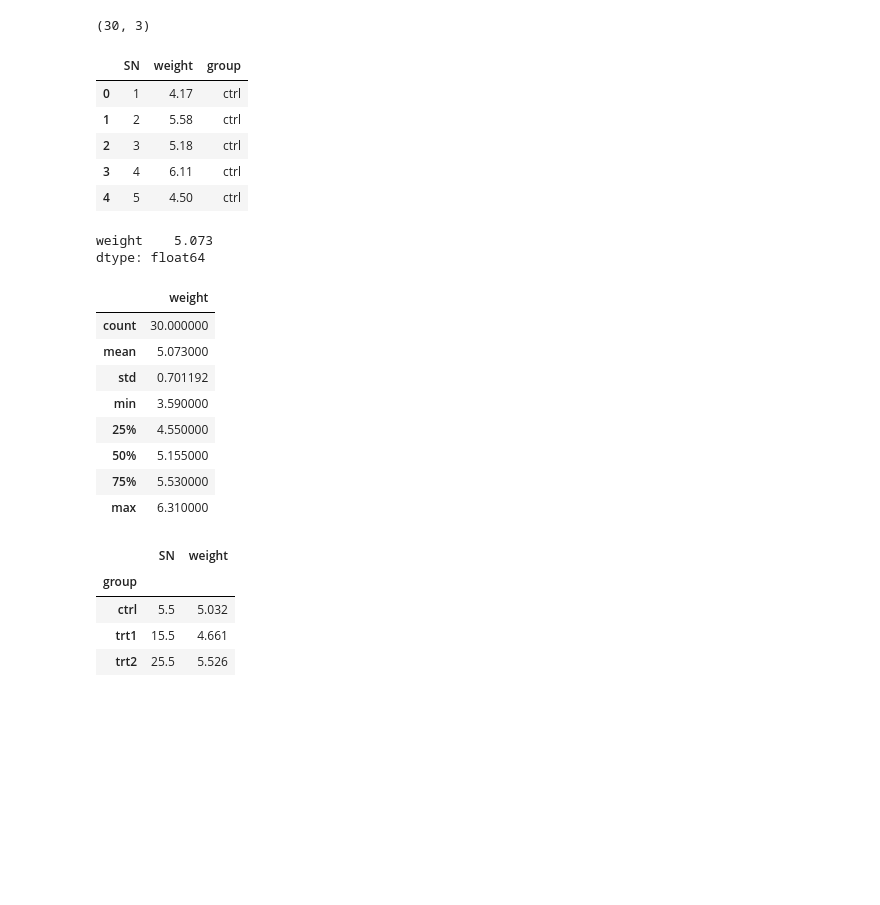
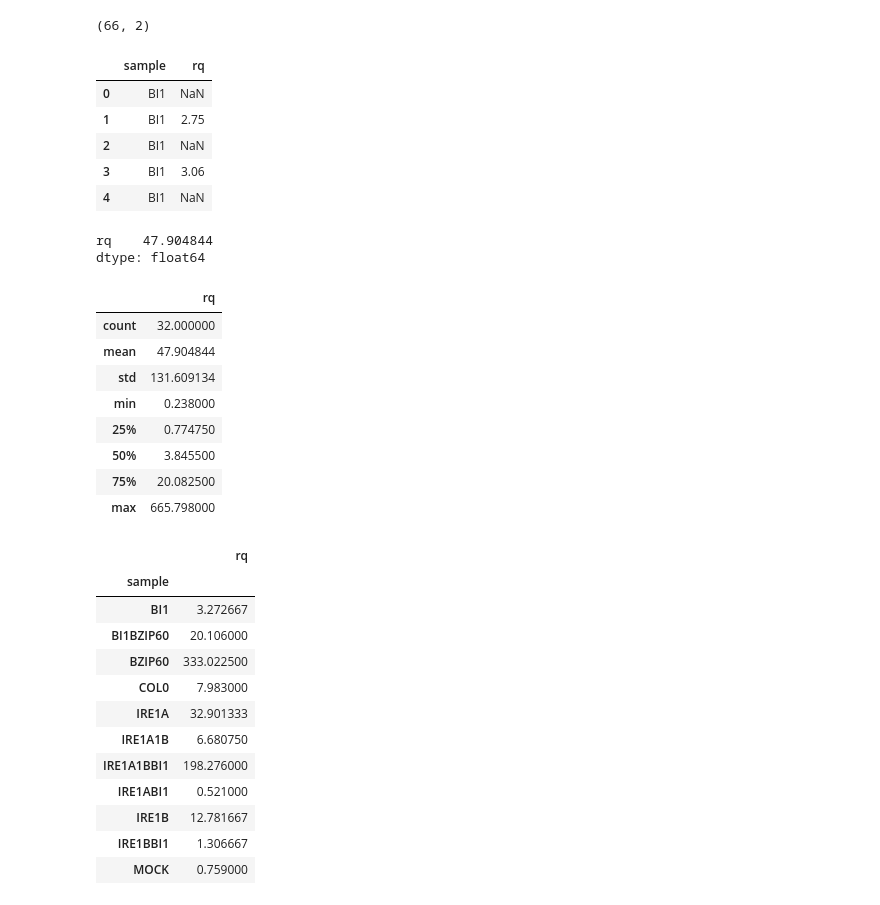
Before and after one commit to avay-risal/Statistical-Analysis, a Jupyter notebook: ANOVA_Statistics.ipynb, the cells around one changed output. Drawn from its saved outputs; the diff is of its cells as text; code cells hidden in the pictures; blank space fills up the shorter version.

```diff
--- a/ANOVA_Statistics.ipynb
+++ b/ANOVA_Statistics.ipynb
@@ -6,42 +6,50 @@ import matplotlib.pyplot as plt
 import statsmodels.api as sm
 from statsmodels.formula.api import ols
 # %%
-plant_growth = pd.read_csv('C:/Users/avay.risal/OneDrive - Texas A&M AgriLife/Documents/ANOVA/PlantGrowth.csv')
-plant_growth.shape
+relative_quant = pd.read_csv('C:/Users/avay.risal/OneDrive - Texas A&M AgriLife/Documents/ANOVA/plamv_10.csv')
+relative_quant.shape
 # %% [output]
-(30, 3)
+(66, 2)
 # %%
-plant_growth.head()
+relative_quant.head()
 # %% [output]
-|  | SN | weight | group |
-| 0 | 1 | 4.17 | ctrl |
-| 1 | 2 | 5.58 | ctrl |
-| 2 | 3 | 5.18 | ctrl |
-| 3 | 4 | 6.11 | ctrl |
-| 4 | 5 | 4.50 | ctrl |
+|  | sample | rq |
+| 0 | BI1 | NaN |
+| 1 | BI1 | 2.75 |
+| 2 | BI1 | NaN |
+| 3 | BI1 | 3.06 |
+| 4 | BI1 | NaN |
 # %%
-plant_growth[['weight']].mean(axis=0)
+relative_quant[['rq']].dropna().mean(axis=0)
 # %% [output]
-weight    5.073
+rq    47.904844
 dtype: float64
 # %%
-plant_growth[['weight']].dropna().describe()
+relative_quant[['rq']].dropna().describe()
 # %% [output]
-|  | weight |
-| count | 30.000000 |
-| mean | 5.073000 |
-| std | 0.701192 |
-| min | 3.590000 |
-| 25% | 4.550000 |
-| 50% | 5.155000 |
-| 75% | 5.530000 |
-| max | 6.310000 |
+|  | rq |
+| count | 32.000000 |
+| mean | 47.904844 |
+| std | 131.609134 |
+| min | 0.238000 |
+| 25% | 0.774750 |
+| 50% | 3.845500 |
+| 75% | 20.082500 |
+| max | 665.798000 |
 # %%
-plant_growth.groupby('group').mean()
+relative_quant.groupby('sample').mean()
 # %% [output]
-|  | SN | weight |
-| group |  |  |
-| ctrl | 5.5 | 5.032 |
-| trt1 | 15.5 | 4.661 |
-| trt2 | 25.5 | 5.526 |
+|  | rq |
+| sample |  |
+| BI1 | 3.272667 |
+| BI1BZIP60 | 20.106000 |
+| BZIP60 | 333.022500 |
+| COL0 | 7.983000 |
+| IRE1A | 32.901333 |
+| IRE1A1B | 6.680750 |
+| IRE1A1BBI1 | 198.276000 |
+| IRE1ABI1 | 0.521000 |
+| IRE1B | 12.781667 |
+| IRE1BBI1 | 1.306667 |
+| MOCK | 0.759000 |
 # %%
```
Also changed, not shown: parts of 13 cells of this notebook.
